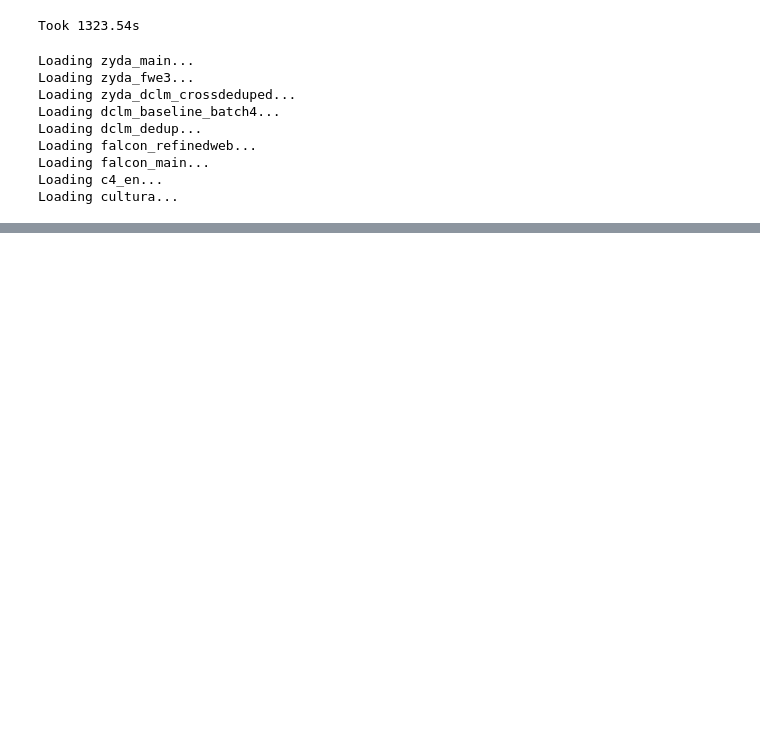
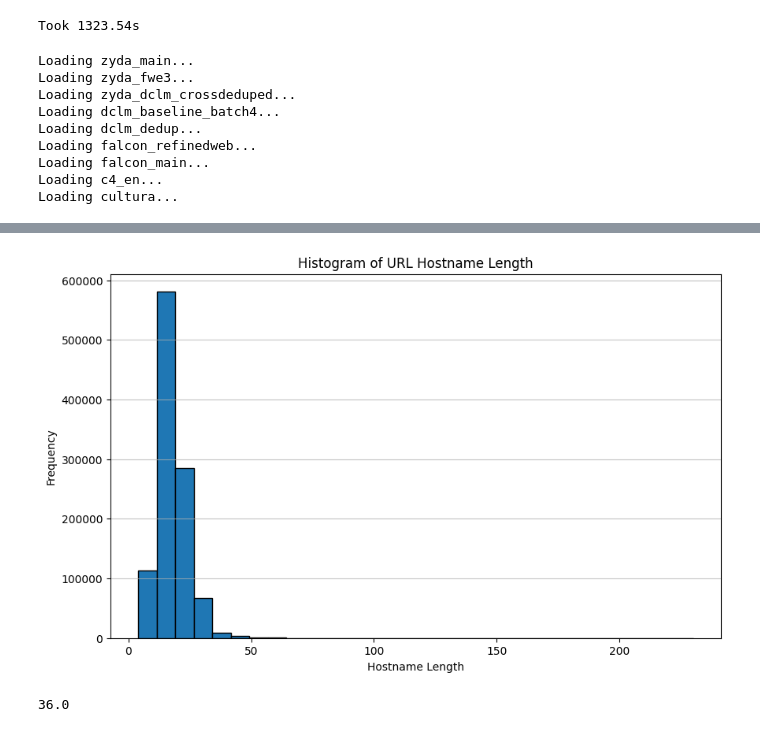
Before and after one commit to NHagar/cc-genealogy, a Jupyter notebook: url_labeling/make-domain-dataset-matrix.ipynb, the cells around one changed output, grey strips where cells are left out. Saved outputs shown, nothing was run; the diff lists cells and outputs as text; code cells hidden in the pictures; blank space fills up the shorter version.

```diff
--- a/url_labeling/make-domain-dataset-matrix.ipynb
+++ b/url_labeling/make-domain-dataset-matrix.ipynb
@@ -78,0 +40,8 @@ print(f"Domain matrix creation finished in {total_time:.2f} seconds!")
+# %%
+df_top = df.head(1000000)
+
+df_remaining = df.iloc[1000000:]
+df_random = df_remaining.sample(1000000, random_state=42)  # Setting random_state for reproducibility
+
+# Combine the datasets
+df_to_filter = pd.concat([df_top, df_random], ignore_index=True)
@@ -78,0 +280,14 @@ print(f"Domain matrix creation finished in {total_time:.2f} seconds!")
+# %%
+# Exclude based on TLD
+BEFORE_COUNT = len(filtered_df)
+
+mask_tld = filtered_df['tld'].isin(excluded_tlds)
+for _, row in filtered_df[mask_tld].iterrows():
+    removed_rows.append({
+        'url_host_name': row['url_host_name'],
+        'removal_reason': f"top_level_domain_{row['tld']}"
+    })
+filtered_df = filtered_df[~mask_tld]
+
+print(f"{len(filtered_df)} rows after top-level domain filter")
+print(f"  {((BEFORE_COUNT - len(filtered_df))/BEFORE_COUNT)*100:.2f}% removed")
@@ -78,0 +377,21 @@ print(f"Domain matrix creation finished in {total_time:.2f} seconds!")
+# %%
+import matplotlib.pyplot as plt
+
+# Calculate hostname lengths and plot histogram
+filtered_df['host_name_length'] = filtered_df['url_host_name'].str.len()
+
+plt.figure(figsize=(10, 6))
+plt.hist(filtered_df['host_name_length'], bins=30, edgecolor='black')
+
+plt.xlabel('Hostname Length')
+plt.ylabel('Frequency')
+plt.title('Histogram of URL Hostname Length')
+plt.grid(axis='y', alpha=0.75)
+plt.show()
+# %% [output]
+[figure, added]
+# %%
+cutoff = filtered_df['host_name_length'].quantile(0.99)
+print(cutoff)
+# %% [output]
+36.0
```
Also changed, not shown: parts of 14 cells of this notebook, 1 other file.
